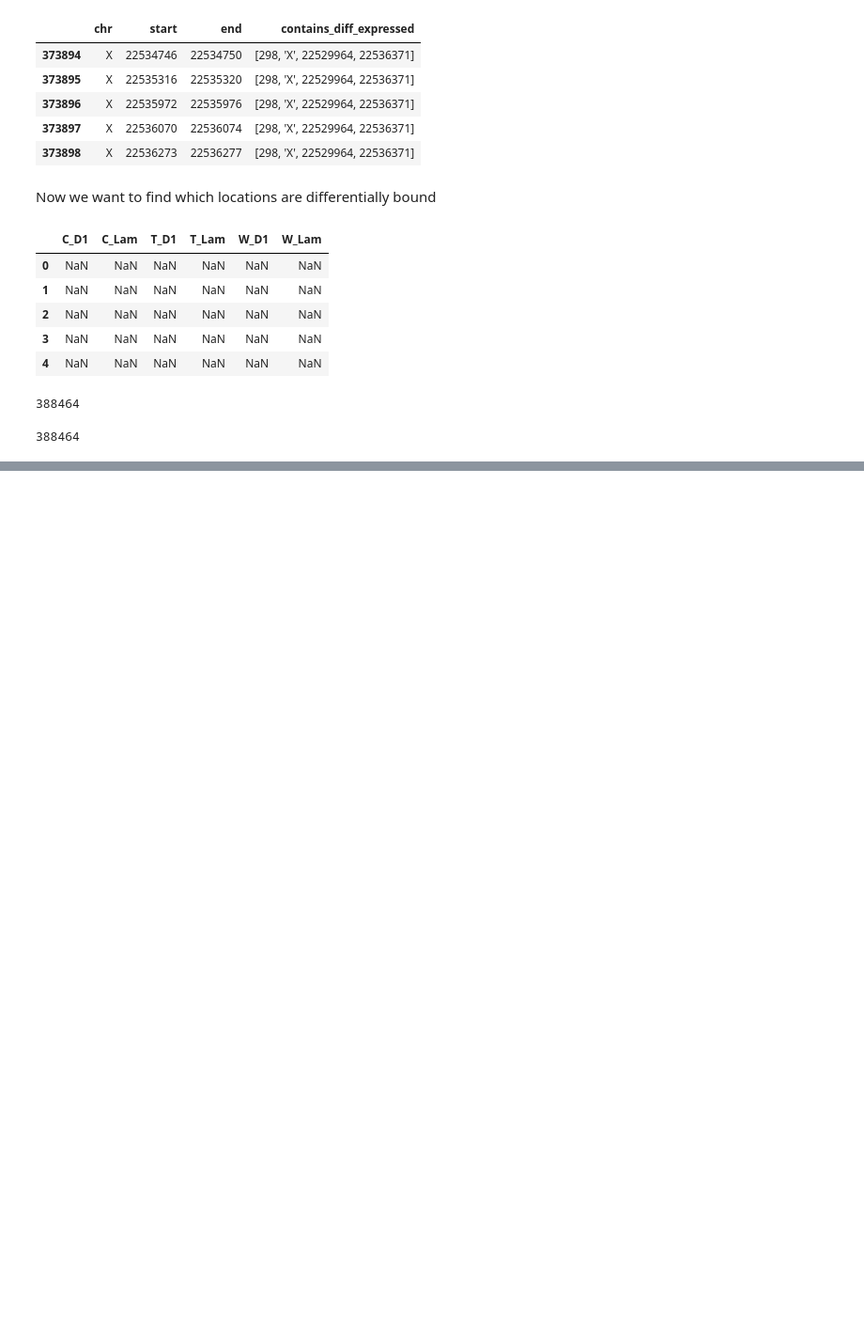
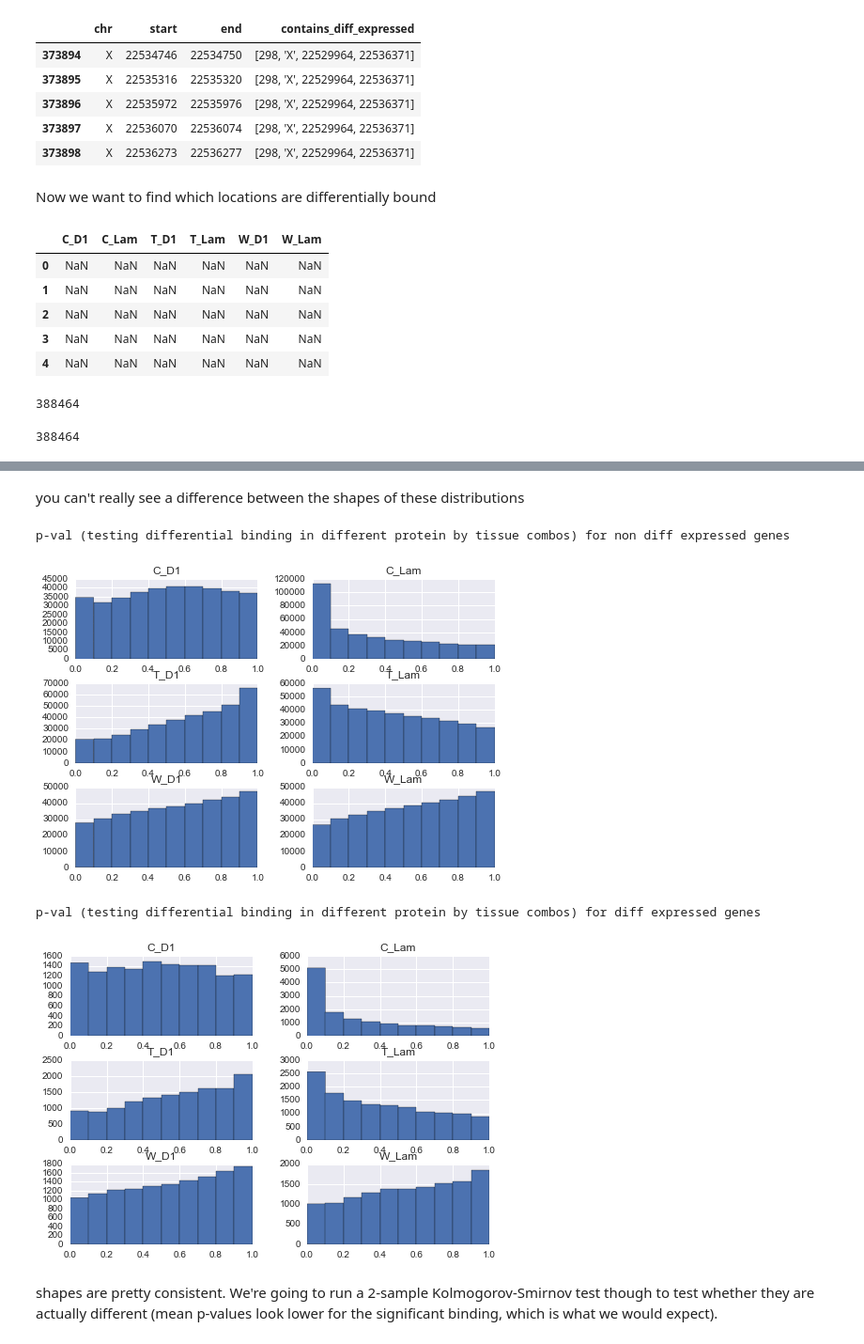
Before and after one commit to leandraking/SacktonProject, a Jupyter notebook: 20160731_Correlating_diff_expression_and_diff_binding.ipynb, the cells around one changed output, grey strips where cells are left out. Shown at 94% size. Drawn from its saved outputs; the diff is of its cells as text; code cells hidden in the pictures; blank space fills up the shorter version.

```diff
--- a/20160731_Correlating_diff_expression_and_diff_binding.ipynb
+++ b/20160731_Correlating_diff_expression_and_diff_binding.ipynb
@@ -112,0 +181,15 @@ len(locations_df)
+# %% [markdown]
+you can't really see a difference between the shapes of these distributions
+# %%
+print "p-val (testing differential binding in different protein by tissue combos) for non diff expressed genes"
+_=pval[locations_df.contains_diff_expressed==0].hist()
+plt.show()
+print "p-val (testing differential binding in different protein by tissue combos) for diff expressed genes"
+_=pval[locations_df.contains_diff_expressed!=0].hist()
+# %% [output]
+p-val (testing differential binding in different protein by tissue combos) for non diff expressed genes
+[figure, added]
+p-val (testing differential binding in different protein by tissue combos) for diff expressed genes
+[figure, added]
+# %% [markdown]
+shapes are pretty consistent.  We're going to run a 2-sample Kolmogorov-Smirnov test though to test whether they are actually different (mean p-values look lower for the significant binding, which is what we would expect).
```
Also changed, not shown: parts of 11 cells of this notebook.
